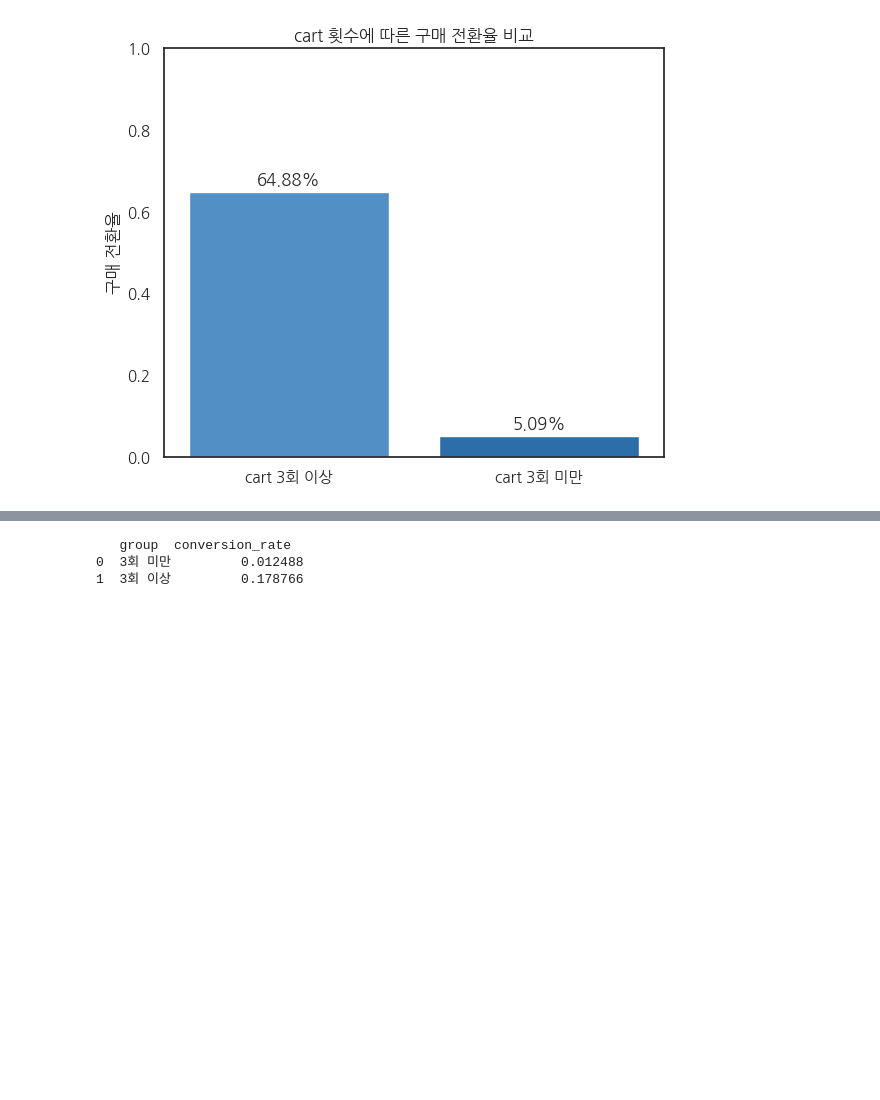
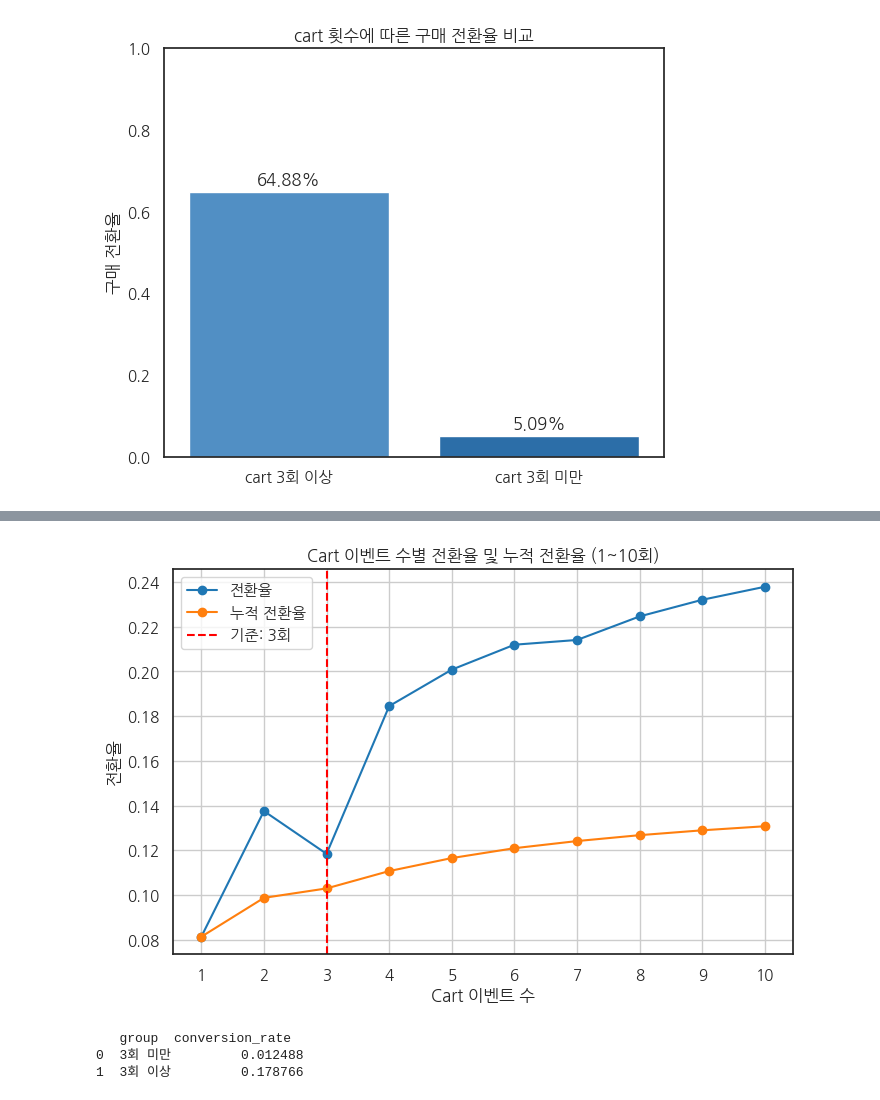
Before and after one commit to Blche/datathon_09, a Jupyter notebook: members/문세희/15_Graph.ipynb, the cells around one changed output, grey strips where cells are left out. Cells and saved outputs as stored; diff of their text form; code cells hidden in the pictures; blank space fills up the shorter version.

```diff
--- a/members/문세희/15_Graph.ipynb
+++ b/members/문세희/15_Graph.ipynb
@@ -298,3 +529,45 @@ plt.show()
+# %%
+import matplotlib.pyplot as plt
+
+# 1~10회까지만 필터
+plot_df = conversion_by_cart_count[conversion_by_cart_count['cart_count'] <= 10].copy()
+
+# 누적 전환율 계산
+plot_df['cumulative_conversion_rate'] = (
+    plot_df['purchase_sessions'].cumsum() / plot_df['total_sessions'].cumsum()
+)
+
+plt.figure(figsize=(8,5))
+
+# 전환율
+plt.plot(
+    plot_df['cart_count'],
+    plot_df['conversion_rate'],
+    marker='o',
+    label='전환율'
+)
+
+# 누적 전환율
+plt.plot(
+    plot_df['cart_count'],
+    plot_df['cumulative_conversion_rate'],
+    marker='o',
+    label='누적 전환율'
+)
+
+# 기준선 (3회)
+plt.axvline(x=3, color='red', linestyle='--', label='기준: 3회')
+
+plt.title('Cart 이벤트 수별 전환율 및 누적 전환율 (1~10회)')
+plt.xlabel('Cart 이벤트 수')
+plt.ylabel('전환율')
+plt.xticks(range(1, 11))
+plt.grid(True)
+plt.legend()
+
+plt.show()
+# %% [output]
+[figure, added]
 # %%
 import pandas as pd
 
```
Also changed, not shown: parts of 11 cells of this notebook, 2 other files.
